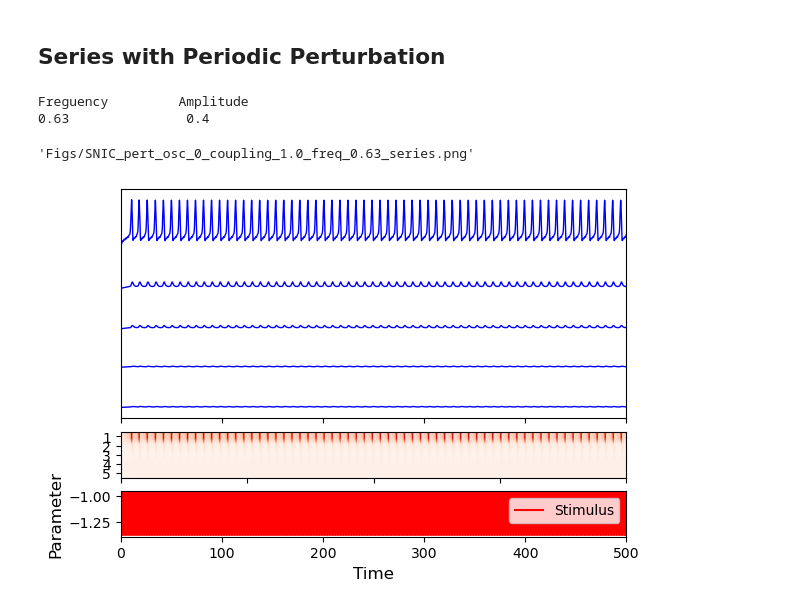
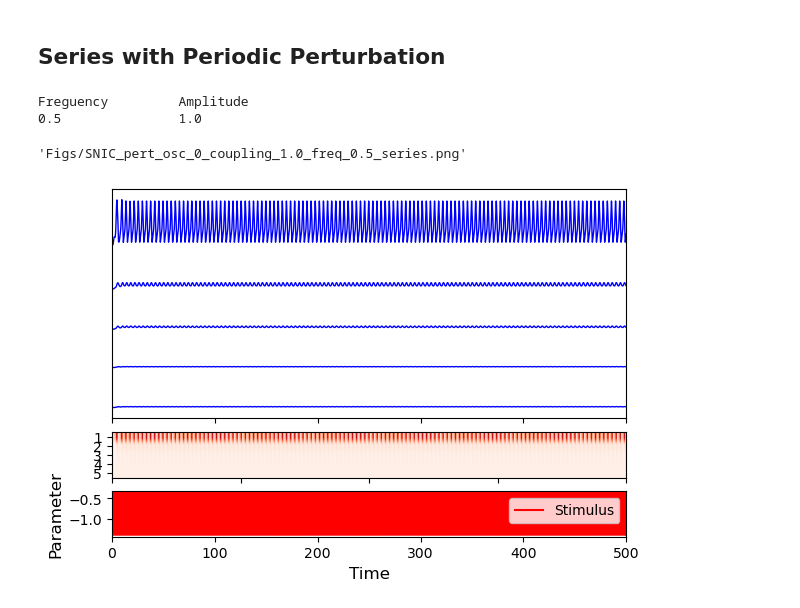
Before and after one commit to nikhita-bhatt/Non-Linear-Resonance-Manuscript, a Jupyter notebook: 2024.09.17_Nosc_SNIC_new_function.ipynb, the cells around one changed output. Drawn from its saved outputs; the diff is of its cells as text; code cells hidden in the pictures.

```diff
--- a/2024.09.17_Nosc_SNIC_new_function.ipynb
+++ b/2024.09.17_Nosc_SNIC_new_function.ipynb
@@ -582,7 +582,7 @@ else:
 sr = 1000
 
 # Stop time and time array
-time_stop = 200
+time_stop = 50
 sr        = 1000
 time      = linspace(start=0, stop=time_stop, num=time_stop*sr)
 time_steps  = time_stop*sr
@@ -728,7 +728,7 @@ eps  = 0.00001
 
 SEED = 111
 
-resolution = 10
+resolution = 30
 
 h_vals = linspace(h_ex_sta, h_ex_end, resolution)
 
@@ -974,12 +974,13 @@ title_chars
 # %%
 # Simulation
 y = odeint(func=N_oscillators, y0=y_ini, t=time,
-           args=(N, h_ex_rand, h_in_rand, coupling_matrix, pars, flag, pert_osc, h_ex_p, sr,
-                 time_steps), hmax=0.1)
+           args=(N, h_ex_rand, h_in_rand, coupling_matrix, pars, flag, pert_osc, h_ex_p, sr, time_steps), hmax=0.1)
 
 # Update
 y_ini = y[-1,:]
 
 # Show final values of all variables
 print('End of run:', list(around(y[-1,:], 2)))
+
+h_ex_rand
 # %% [output]
@@ -994,12 +996,12 @@ time_stop_s   = 300
 time_steps_s  = time_stop_s*sr
 time_s        = linspace(start=0, stop=time_stop_s, num=time_steps_s)
 
-resolution_freq, resolution_amp = 20, 20
+resolution_freq, resolution_amp = 5, 5
 # resolution_freq, resolution_amp = 30, 1
 
-freq_min, freq_max = 0.1, 1.0
+freq_min, freq_max = 0.5, 1.0
 
-pulse_amplit_min, pulse_amplit_max = 0.20, 1.0
+pulse_amplit_min, pulse_amplit_max = 0.2, 0.6
 
 pulse_freqs  = linspace(freq_min, freq_max, resolution_freq)
 pulse_amplis  = linspace(pulse_amplit_max, pulse_amplit_min, resolution_amp)
@@ -1265,8 +1273,8 @@ for index in arange(N):
     best_stim_params.append((pulse_freqs[int(per_inds[index][0][0])], pulse_amplis[int(per_inds[index][1][0])]))
 
 # Pulse protocol (other parameters as above)
-pulse_freq      = 0.63
-pulse_amplitude = 0.4
+pulse_freq      = 0.5
+pulse_amplitude = 1.0
 
 # pulse_freq, pulse_amplitude = best_stim_params[pert_osc][0], best_stim_params[pert_osc][1]
 
@@ -1316,33 +1324,33 @@ ax1.set_yticks([])
 ax1.margins(x=0)
 
 ax2 = fig.add_subplot(gs[6])
 
 ax2.plot(time_s, h_ex_p, c='r', label='Stimulus')
 ax2.legend()
 ax2.set_ylabel('Parameter', fontsize=12)
 ax2.margins(x=0)
 ax2.set_xlabel('Time', fontsize=12)
 
 
 ax3 = fig.add_subplot(gs[5])
 
 ax3.imshow(plot_data.T, aspect='auto', cmap='Reds', interpolation='hermite', vmax=5);
 
 ax3.set_yticks(arange(N))
 ax3.set_yticklabels(arange(N)+1)
 ax3.set_xticks(linspace(1, plot_data.shape[0], N))
 ax3.set_xticklabels(linspace(-10, 50, N))
 
 ax3.set_xticklabels([])
 
 print(around(pulse_freq, 2), '             ', pulse_amplitude)
 
 title_chars = 'Figs/SNIC_pert_osc_' + str(pert_osc) + '_coupling_'+ str(coupling_strength) + '_freq_' + str(pulse_freq) + '_series.png'
 
 # fig.savefig(title_chars, format='png')
 title_chars
 # %% [output]
 Freguency         Amplitude
-0.63               0.4
+0.5               1.0
-'Figs/SNIC_pert_osc_0_coupling_1.0_freq_0.63_series.png'
+'Figs/SNIC_pert_osc_0_coupling_1.0_freq_0.5_series.png'
-[figure, old version]
+[figure, new version]
```
Also changed, not shown: parts of 6 cells of this notebook, 3 other files.
